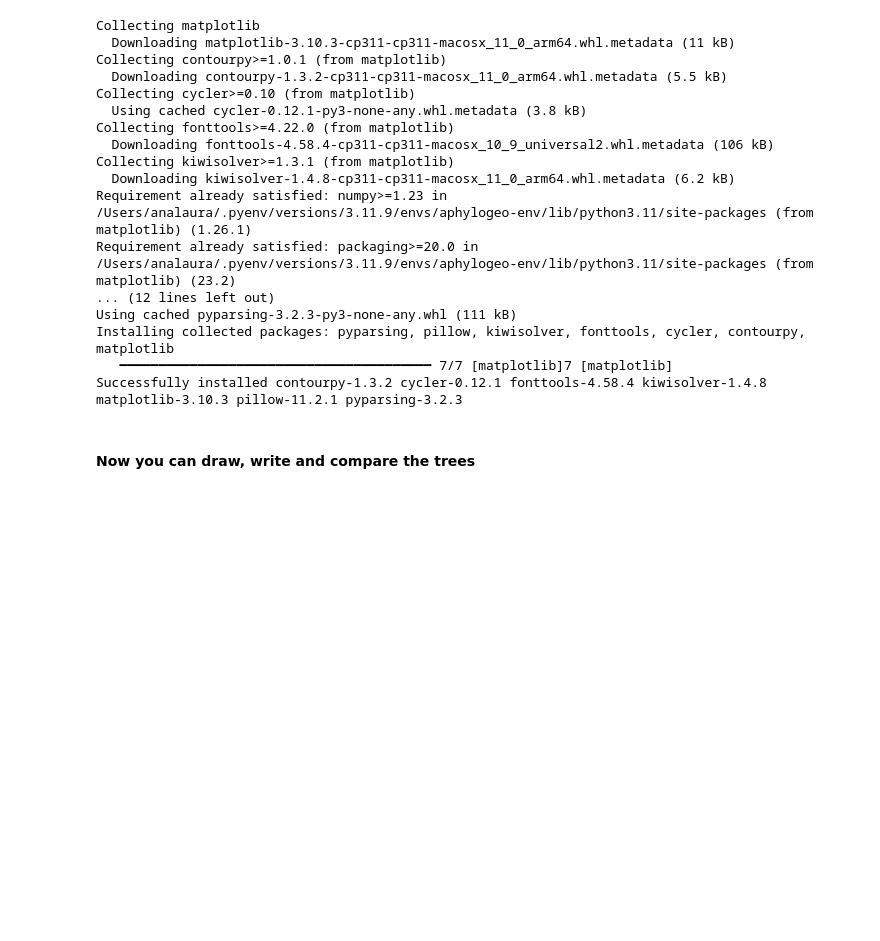
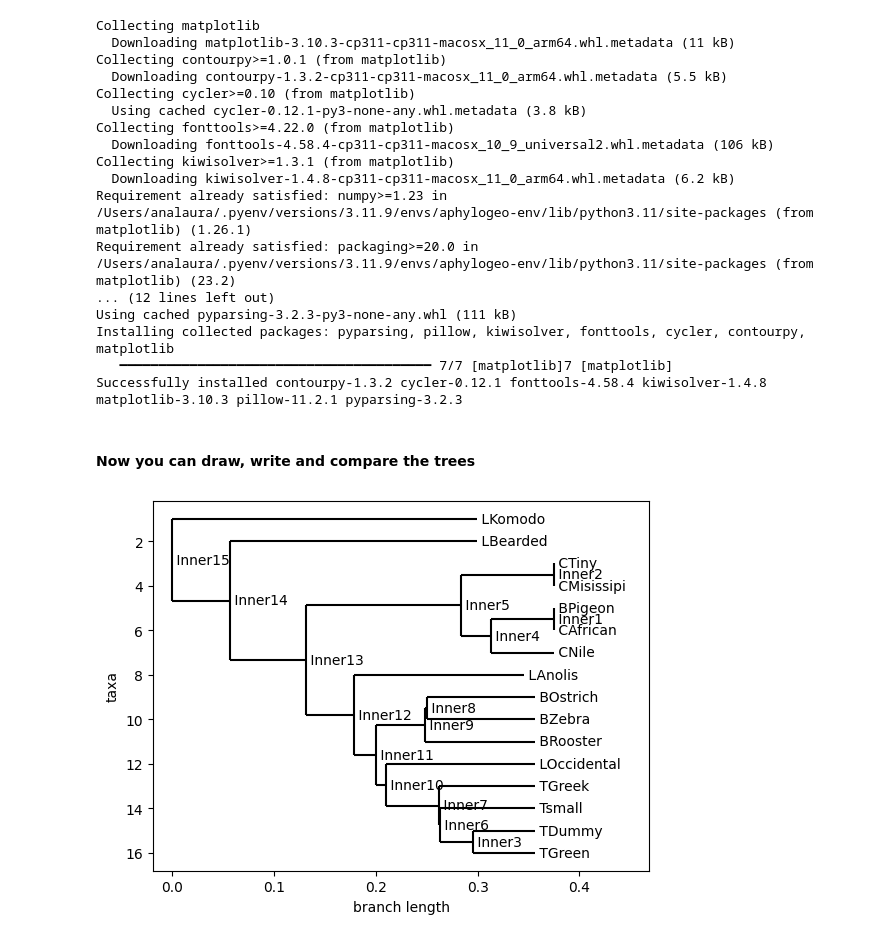
Before and after one commit to ana-chenoweth/eco-phylo-insights, a Jupyter notebook: main.ipynb, the cells around one changed output. Saved outputs shown, nothing was run; the diff lists cells and outputs as text; code cells hidden in the pictures; blank space fills up the shorter version.

```diff
--- a/main.ipynb
+++ b/main.ipynb
@@ -513,3 +513,7 @@ Installing collected packages: pyparsing, pillow, kiwisolver, fonttools, cycler,
 Successfully installed contourpy-1.3.2 cycler-0.12.1 fonttools-4.58.4 kiwisolver-1.4.8 matplotlib-3.10.3 pillow-11.2.1 pyparsing-3.2.3
 # %% [markdown]
 #### Now you can draw, write and compare the trees
+# %%
+Phylo.draw(tree_all_clustal_kimura_upgma)
+# %% [output]
+[figure, added]
```
Also changed, not shown: parts of 6 cells of this notebook, 36 other files.
